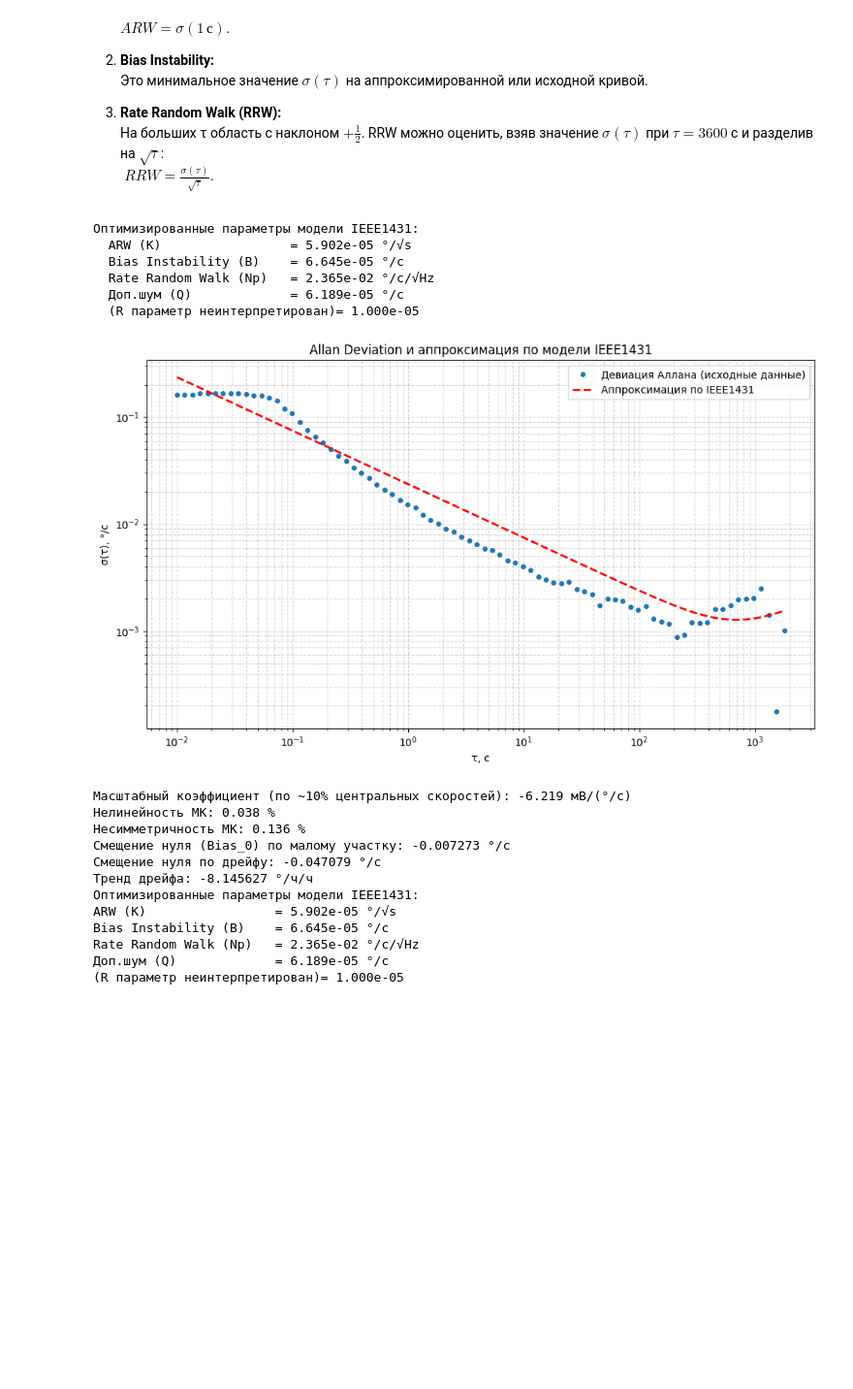
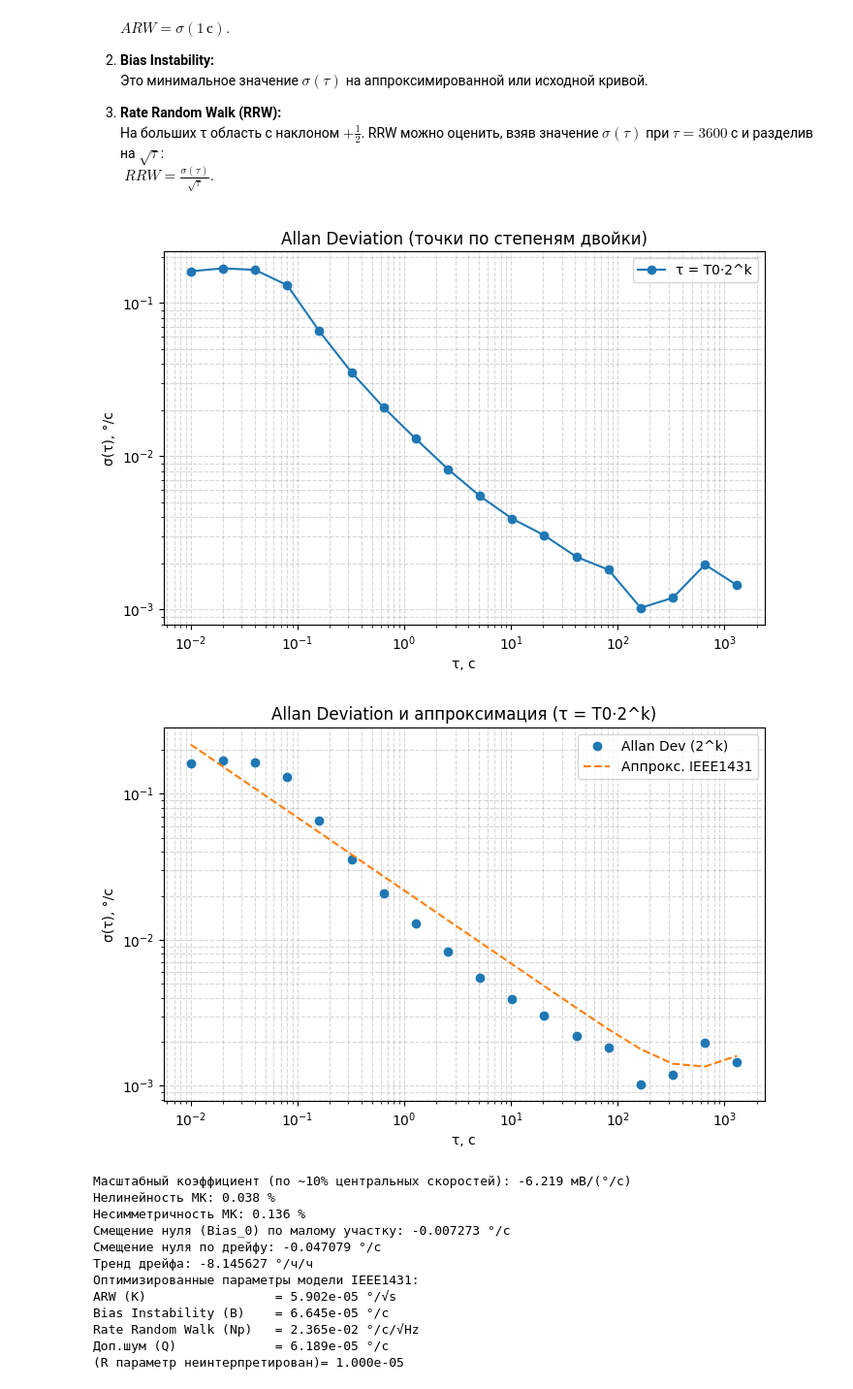
Before and after one commit to Orelvas01/-----, a Jupyter notebook: jupyter/app.ipynb, the cells around one changed output. Shown: that part at 97% size. Cells and saved outputs as stored; diff of their text form; code cells hidden in the pictures; blank space fills up the shorter version.

Commit message:
new allan

```diff
--- a/jupyter/app.ipynb
+++ b/jupyter/app.ipynb
@@ -492,9 +492,6 @@ plt.show()
 # %%
 # 2.8. Аппроксимация Девиации Аллана по модели IEEE1431 с помощью curve_fit
 
-import numpy as np
-import matplotlib.pyplot as plt
-from scipy.optimize import curve_fit
 
 # Предполагается, что есть DataFrame dr с колонками ['time', 'voltage', 'rate'],
 # где dr['rate'] уже = (voltage - intercept) / slope
@@ -566,45 +563,91 @@ def variance_model(tau, R, K, B, Np, Q):
 initial_guess = [1e-5, 1e-4, 1e-3, 1e-4, 1e-5]
 
 # 6) Удаляем NaN из adev и соответствующих taus
 mask = ~np.isnan(adev)
 taus_fit = taus[mask]
 adev_fit = adev[mask]
 
 # 7) Подбираем параметры модели curve_fit
 popt, pcov = curve_fit(
     variance_model,
     taus_fit,
     adev_fit,
     p0=initial_guess,
     bounds=(0, np.inf),
     maxfev=10000
 )
 
 R_opt, K_opt, B_opt, Np_opt, Q_opt = popt
 
 # 8) Строим модель с оптимизированными параметрами
 model_adev = variance_model(taus, *popt)
 
 # 9) Визуализация: исходная Allan deviation и аппроксимация
-plt.figure(figsize=(10, 6))
-plt.loglog(taus, adev, 'o', markersize=4, label='Девиация Аллана (исходные данные)')
-plt.loglog(taus, model_adev, 'r--', linewidth=2, label='Аппроксимация по IEEE1431')
+# plt.figure(figsize=(10, 6))
+# plt.loglog(taus, adev, 'o', markersize=4, label='Девиация Аллана (исходные данные)')
+# plt.loglog(taus, model_adev, 'r--', linewidth=2, label='Аппроксимация по IEEE1431')
 
+# plt.xlabel('τ, с')
+# plt.ylabel('σ(τ), °/с')
+# plt.title('Allan Deviation и аппроксимация по модели IEEE1431')
+# plt.grid(which='both', linestyle='--', alpha=0.5)
+# plt.legend()
+# plt.tight_layout()
+# plt.show()
+
+
+# 1) Определим шаг дискретизации T0
+T0 = np.mean(np.diff(time_d))  # секунда
+
+# 2) Максимально возможное m (число точек в интервале) — это N//2,
+#    чтобы хватило хотя бы двух блоков для расчёта
+N = len(rate_d)
+max_m = N // 2
+
+# 3) Найдём максимальный k, чтобы 2^k <= max_m
+k_max = int(np.floor(np.log2(max_m)))
+
+# 4) Сформируем список m = [1, 2, 4, 8, ..., 2^k_max]
+m_values = 2 ** np.arange(0, k_max + 1)
+
+# 5) И получим массив τ = m * T0
+taus_pow2 = m_values * T0
+
+# 6) Рассчитываем Allan deviation только для этих τ
+#    Передаем rate_d (лучше убрать среднее) и массив taus_pow2
+adev_pow2 = allan_deviation(rate_d - np.mean(rate_d), T0, taus_pow2)
+
+# 7) Строим график Allan deviation для выбранных точек
+plt.figure(figsize=(8, 5))
+plt.loglog(taus_pow2, adev_pow2, 'o-', markersize=6, label='τ = T0·2^k')
 plt.xlabel('τ, с')
 plt.ylabel('σ(τ), °/с')
-plt.title('Allan Deviation и аппроксимация по модели IEEE1431')
+plt.title('Allan Deviation (точки по степеням двойки)')
 plt.grid(which='both', linestyle='--', alpha=0.5)
 plt.legend()
-plt.tight_layout()
 plt.show()
+
+# 8) Если нужно, можно затем аппроксимировать моделью IEEE1431,
+#    используя те же taus_pow2 и adev_pow2 (без NaN).
+mask = ~np.isnan(adev_pow2)
+taus_fit_pow2 = taus_pow2[mask]
+adev_fit_pow2 = adev_pow2[mask]
+
+# Пример использования curve_fit (вариант из предыдущего блока):
+popt, pcov = curve_fit(variance_model, taus_fit_pow2, adev_fit_pow2, p0=initial_guess, bounds=(0, np.inf))
+model_adev_pow2 = variance_model(taus_pow2, *popt)
+plt.figure(figsize=(8, 5))
+plt.loglog(taus_pow2, adev_pow2, 'o', label='Allan Dev (2^k)')
+plt.loglog(taus_pow2, model_adev_pow2, '--', label='Аппрокс. IEEE1431')
+plt.xlabel('τ, с')
+plt.ylabel('σ(τ), °/с')
+plt.title('Allan Deviation и аппроксимация (τ = T0·2^k)')
+plt.grid(which='both', linestyle='--', alpha=0.5)
+plt.legend()
+plt.show()
 # %% [output]
-Оптимизированные параметры модели IEEE1431:
-  ARW (K)                 = 5.902e-05 °/√s
-  Bias Instability (B)    = 6.645e-05 °/с
-  Rate Random Walk (Np)   = 2.365e-02 °/с/√Hz
-  Доп.шум (Q)             = 6.189e-05 °/с
-  (R параметр неинтерпретирован)= 1.000e-05
-[figure, old version]
+[figure, new version]
+[figure, added]
 # %%
 print(f"Масштабный коэффициент (по ~10% центральных скоростей): {scale_factor_mV_per_dps:.3f} мВ/(°/с)")
 print(f"Нелинейность МК: {nonlinearity_pct:.3f} %")
```
